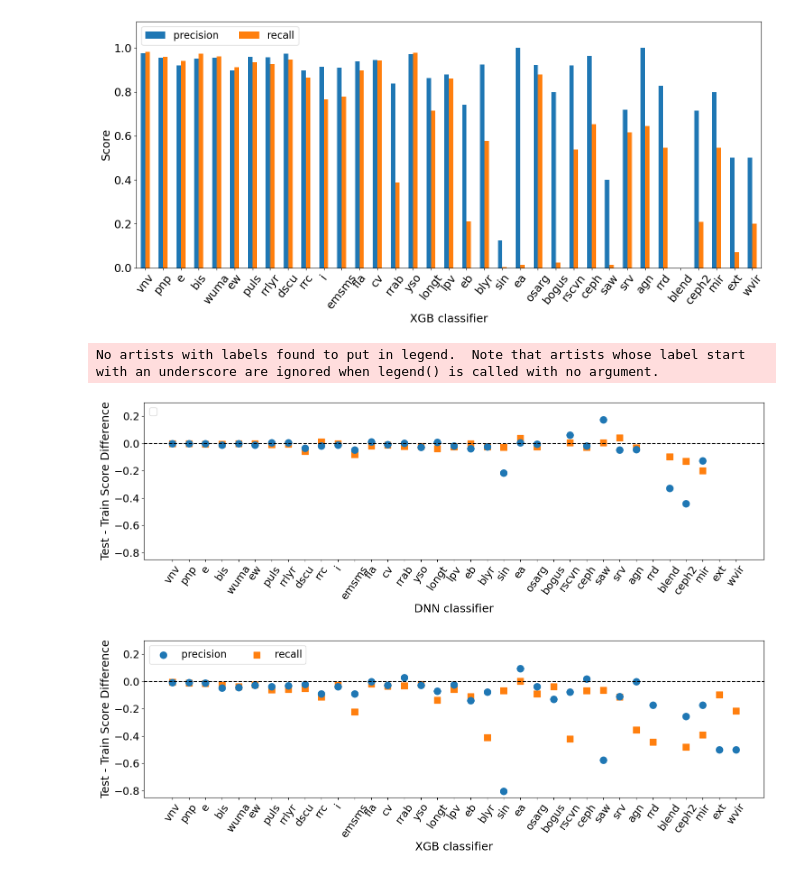
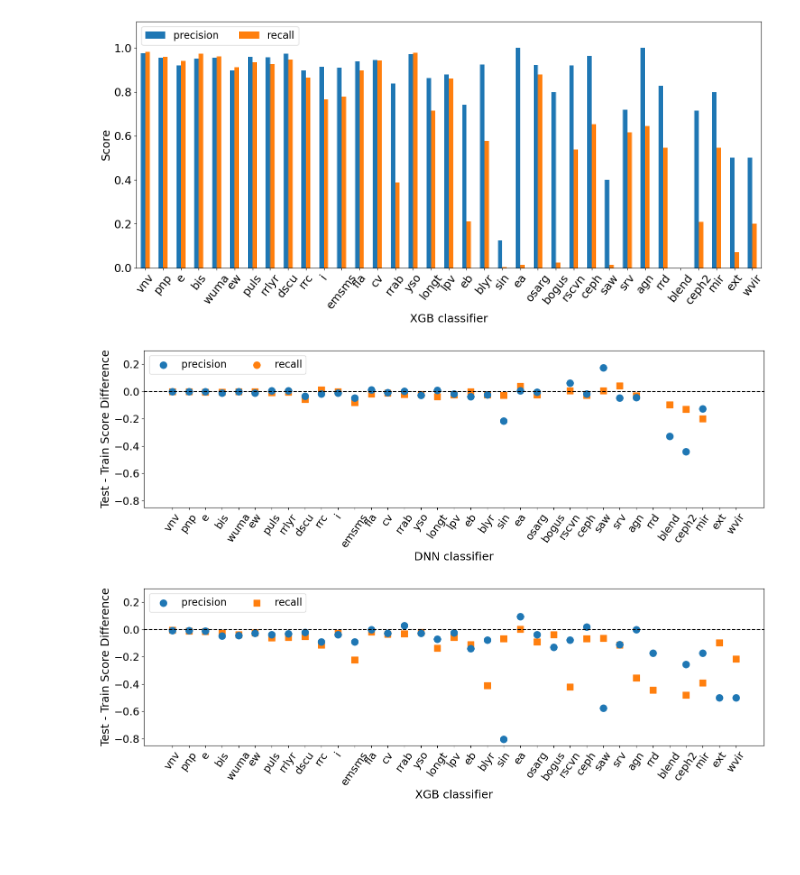
Before and after one commit to ZwickyTransientFacility/scope-ml, a Jupyter notebook: tools/SCoPe_data_analysis_plots.ipynb, the cells around one changed output. Drawn from its saved outputs; the diff is of its cells as text; code cells hidden in the pictures; blank space fills up the shorter version.

Commit message:
Fix legend on diff plots

```diff
--- a/tools/SCoPe_data_analysis_plots.ipynb
+++ b/tools/SCoPe_data_analysis_plots.ipynb
@@ -503,36 +503,36 @@ dnnDiffFig = plt.figure(figsize=(15,5))
 
 for cls in resultsTable.index:
     train_precision = resultsTable_train.loc[cls, 'precision_dnn']
     train_recall = resultsTable_train.loc[cls, 'recall_dnn']
     test_precision = resultsTable.loc[cls, 'precision_dnn']
     test_recall = resultsTable.loc[cls, 'recall_dnn']
 
     if cls == resultsTable.index[-1]:
         break
 
     elif not (np.isnan(train_precision) | (np.isnan(train_recall)) | (np.isnan(test_precision)) | (np.isnan(test_recall))):
         plt.scatter(cls, test_precision - train_precision, color=colors[0], s=120, zorder=1)
         plt.scatter(cls, test_recall - train_recall, color=colors[1], s=100, marker='s', zorder=0)
     else:
         plt.scatter(cls, 999)
 
 if not (np.isnan(train_precision) | (np.isnan(train_recall)) | (np.isnan(test_precision)) | (np.isnan(test_recall))):
     plt.scatter(cls, test_precision - train_precision, color=colors[0], label='precision', s=120, zorder=1)
     plt.scatter(cls, test_recall - train_recall, color=colors[1], label='recall', s=100, marker='s', zorder=0)
 else:
-    plt.scatter(cls, 999)
+    plt.scatter(cls, 999, color=colors[0], label='precision', s=120, zorder=1)
+    plt.scatter(cls, 999, color=colors[1], label='recall', s=120, zorder=0)
 
 plt.xticks(rotation = 55, fontsize = 17)
 plt.legend(ncol=2, loc=2, fontsize = 16)
 plt.yticks(fontsize = 17)
 plt.xlabel('DNN classifier',fontsize=18)
 plt.ylabel('Test - Train Score Difference', fontsize=18)
 plt.axhline(0, color='black', linestyle='--')
 plt.ylim(-0.85, 0.3)
 plt.tight_layout()
 # %% [output]
-No artists with labels found to put in legend.  Note that artists whose label start with an underscore are ignored when legend() is called with no argument.
-[figure, old version]
+[figure, new version]
 # %%
 # Plot difference between XGB test and training precision/recall scores
 xgbDiffFig = plt.figure(figsize=(15,5))
```
Also changed, not shown: parts of 1 cell of this notebook.
